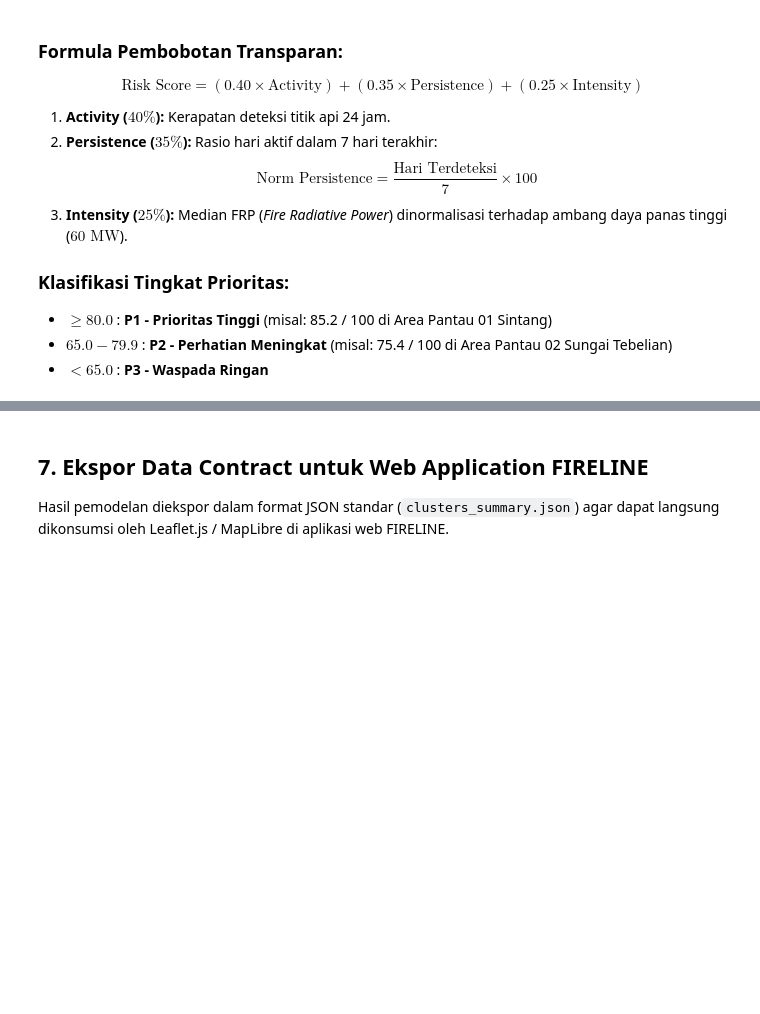
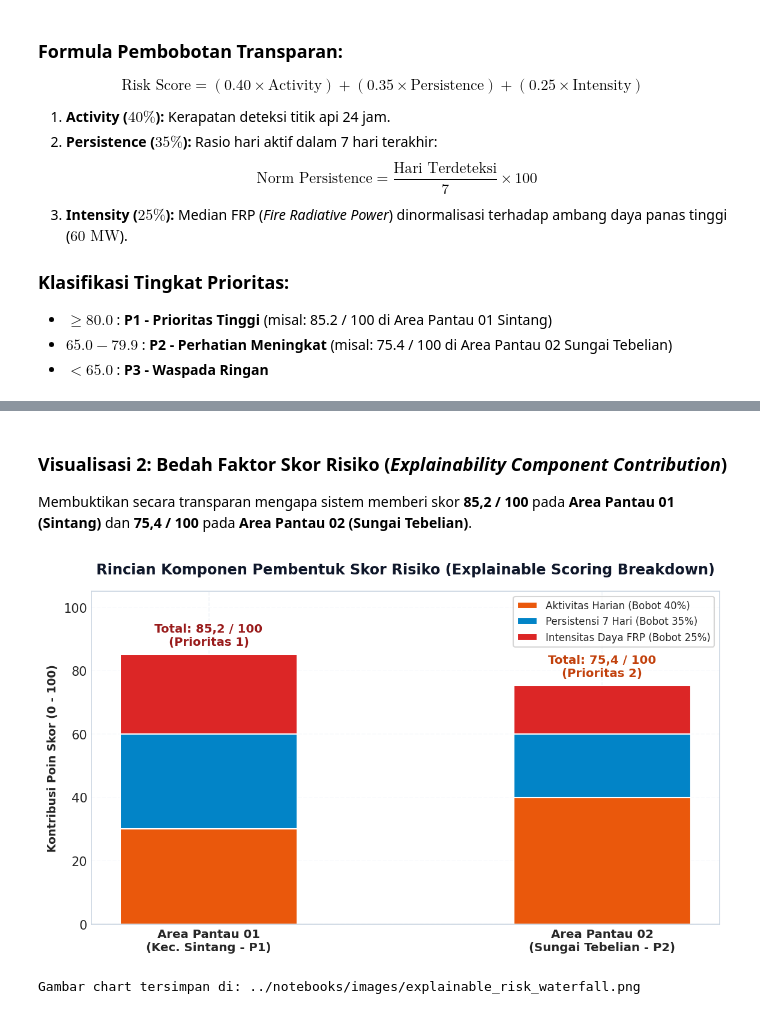
Before and after one commit to onyourjie/prevhut, a Jupyter notebook: notebooks/prevhut_data_modeling.ipynb, the cells around one changed output, grey strips where cells are left out. Drawn from its saved outputs; the diff is of its cells as text; code cells hidden in the pictures; blank space fills up the shorter version.

```diff
--- a/notebooks/prevhut_data_modeling.ipynb
+++ b/notebooks/prevhut_data_modeling.ipynb
@@ -294,3 +321,41 @@ Area Pantau 05    Kecamatan Kelam Permai        75.7 P2 - Perhatian Meningkat
-# %% [markdown]
-## 7. Ekspor Data Contract untuk Web Application FIRELINE
-Hasil pemodelan diekspor dalam format JSON standar (`clusters_summary.json`) agar dapat langsung dikonsumsi oleh Leaflet.js / MapLibre di aplikasi web FIRELINE.
+# %% [markdown]
+### Visualisasi 2: Bedah Faktor Skor Risiko (*Explainability Component Contribution*)
+Membuktikan secara transparan mengapa sistem memberi skor **85,2 / 100** pada **Area Pantau 01 (Sintang)** dan **75,4 / 100** pada **Area Pantau 02 (Sungai Tebelian)**.
+# %%
+fig, ax = plt.subplots(figsize=(9, 4.8), dpi=150)
+fig.patch.set_facecolor('#ffffff')
+ax.set_facecolor('#ffffff')
+
+areas = ['Area Pantau 01\n(Kec. Sintang - P1)', 'Area Pantau 02\n(Sungai Tebelian - P2)']
+activity_pts = [30.0, 40.0]
+persistence_pts = [30.0, 20.0]
+intensity_pts = [25.2, 15.4]
+
+bar_width = 0.45
+x = np.arange(len(areas))
+
+b1 = ax.bar(x, activity_pts, bar_width, label='Aktivitas Harian (Bobot 40%)', color='#ea580c', edgecolor='white')
+b2 = ax.bar(x, persistence_pts, bar_width, bottom=activity_pts, label='Persistensi 7 Hari (Bobot 35%)', color='#0284c7', edgecolor='white')
+bottom_2 = [activity_pts[i] + persistence_pts[i] for i in range(len(areas))]
+b3 = ax.bar(x, intensity_pts, bar_width, bottom=bottom_2, label='Intensitas Daya FRP (Bobot 25%)', color='#dc2626', edgecolor='white')
+
+# Label Total Skor
+ax.text(0, 85.2 + 2, 'Total: 85,2 / 100\n(Prioritas 1)', ha='center', va='bottom', fontsize=9.5, fontweight='bold', color='#991b1b')
+ax.text(1, 75.4 + 2, 'Total: 75,4 / 100\n(Prioritas 2)', ha='center', va='bottom', fontsize=9.5, fontweight='bold', color='#c2410c')
+
+ax.set_title('Rincian Komponen Pembentuk Skor Risiko (Explainable Scoring Breakdown)',
+             fontsize=11.5, fontweight='bold', pad=14, color='#0f172a')
+ax.set_ylabel('Kontribusi Poin Skor (0 - 100)', fontsize=9, fontweight='semibold')
+ax.set_xticks(x)
+ax.set_xticklabels(areas, fontsize=9.5, fontweight='semibold')
+ax.set_ylim(0, 105)
+ax.grid(axis='y', linestyle='--', alpha=0.4)
+ax.legend(loc='upper right', frameon=True, fontsize=8)
+
+img_waterfall = os.path.join("../notebooks/images" if os.path.exists("../notebooks/images") else "notebooks/images", "explainable_risk_waterfall.png")
+plt.savefig(img_waterfall, bbox_inches='tight')
+plt.show()
+print(f"Gambar chart tersimpan di: {img_waterfall}")
+# %% [output]
+[figure, added]
+Gambar chart tersimpan di: ../notebooks/images/explainable_risk_waterfall.png
```
Also changed, not shown: parts of 20 cells of this notebook.
